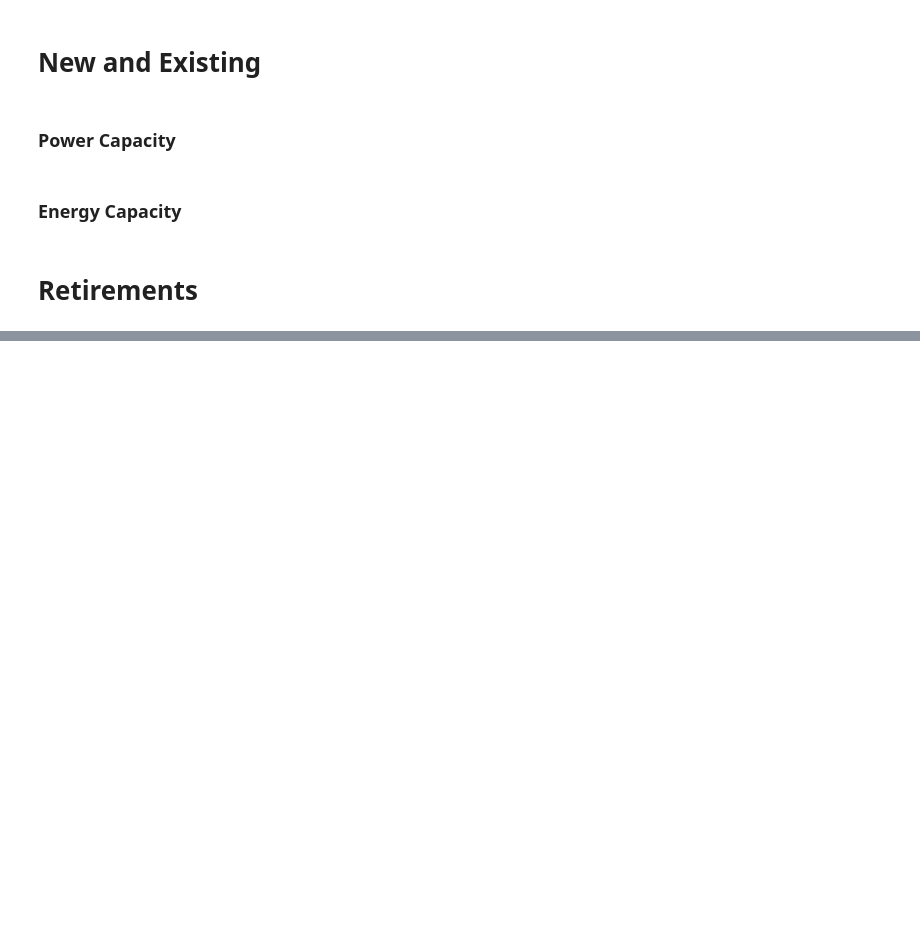
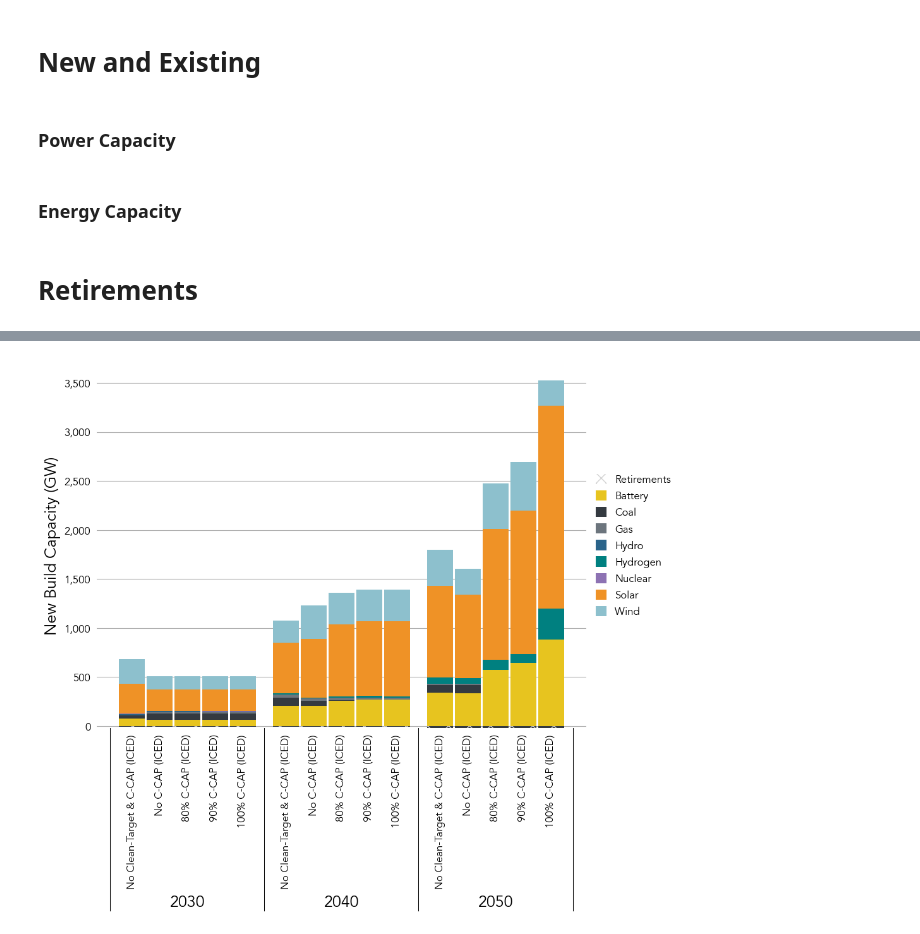
Before and after one commit to cetlab-ucsb/gridpath_india_viz, a Jupyter notebook: software/system_level-capacity_generation.ipynb, the cells around one changed output, grey strips where cells are left out. Cells and saved outputs as stored; diff of their text form; code cells hidden in the pictures; blank space fills up the shorter version.

```diff
--- a/software/system_level-capacity_generation.ipynb
+++ b/software/system_level-capacity_generation.ipynb
@@ -840,0 +1203,4 @@ VREhigh_SThigh_CONVhigh_H2_RES_10PRM_CC_50RPS_90CAP_500GW_PIERmid /Users/Guille/
+# %%
+new_build_         = _load_new_build_capacity(scen_labels_)
+grouped_new_build_ = _group_capacity_technologies(new_build_, tech_labels_)
+grouped_new_build_ = _group_by_zone(grouped_new_build_, scen_labels_)
@@ -840,0 +1213,12 @@ VREhigh_SThigh_CONVhigh_H2_RES_10PRM_CC_50RPS_90CAP_500GW_PIERmid /Users/Guille/
+# %%
+fig = plt.figure(figsize = (10, 7.5))
+_ax = plt.subplot(111)
+
+_plot_new_build_capacity(_ax, grouped_new_build_, scen_labels_, tech_labels_,
+                         ylabel = 'New Build Capacity (GW)')
+
+plt.savefig(path_to_images + r'/group_new_build_mw.png', bbox_inches = 'tight',
+                                                         dpi         = 300)
+plt.show()
+# %% [output]
+[figure, added]
```
Also changed, not shown: parts of 13 cells of this notebook, 1 other file.
